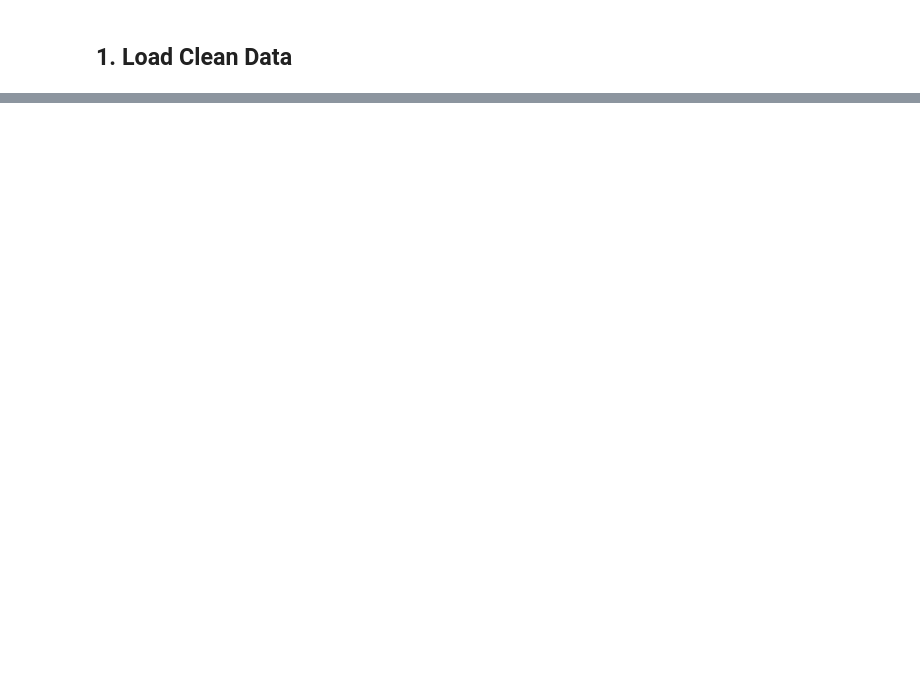
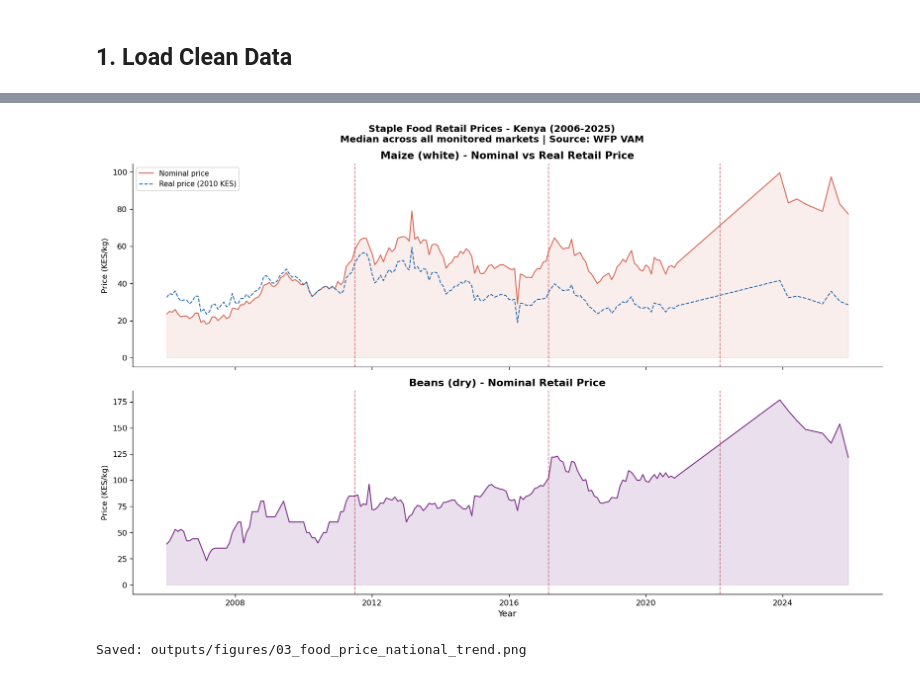
Before and after one commit to MutwiriC/compound-crisis-cascade-kenya, a Jupyter notebook: notebooks/03_eda.ipynb, the cells around one changed output, grey strips where cells are left out. Drawn from its saved outputs; the diff is of its cells as text; code cells hidden in the pictures; blank space fills up the shorter version.

```diff
--- a/notebooks/03_eda.ipynb
+++ b/notebooks/03_eda.ipynb
@@ -852,0 +319,55 @@ Saved: ..\outputs\tables\03_eda_county_summary.csv
+# %%
+# Nominal vs real maize price - national median
+price_compare = (
+    food_clean
+    .groupby('year_month')[['price_maize', 'real_price_maize']]
+    .median()
+    .reset_index()
+)
+price_compare['date'] = pd.to_datetime(price_compare['year_month'])
+
+national_beans = (
+    food_clean.groupby('year_month')['price_beans']
+    .median().reset_index()
+)
+national_beans['date'] = pd.to_datetime(national_beans['year_month'])
+
+fig, axes = plt.subplots(2, 1, figsize=(14, 9), sharex=True)
+
+# Nominal vs real maize
+axes[0].plot(price_compare['date'], price_compare['price_maize'],
+             color=COLOURS['food_price'], linewidth=1.2, label='Nominal price')
+axes[0].plot(price_compare['date'], price_compare['real_price_maize'],
+             color=COLOURS['rainfall'], linewidth=1.2, linestyle='--', label='Real price (2010 KES)')
+axes[0].fill_between(price_compare['date'], price_compare['price_maize'],
+                     alpha=0.1, color=COLOURS['food_price'])
+axes[0].set_ylabel('Price (KES/kg)', fontsize=10)
+axes[0].set_title('Maize (white) - Nominal vs Real Retail Price', fontweight='bold')
+axes[0].legend(fontsize=9)
+
+# Beans nominal
+axes[1].plot(national_beans['date'], national_beans['price_beans'],
+             color=COLOURS['poverty'], linewidth=1.2)
+axes[1].fill_between(national_beans['date'], national_beans['price_beans'],
+                     alpha=0.15, color=COLOURS['poverty'])
+axes[1].set_ylabel('Price (KES/kg)', fontsize=10)
+axes[1].set_title('Beans (dry) - Nominal Retail Price', fontweight='bold')
+axes[1].set_xlabel('Year', fontsize=11)
+
+for ym in DROUGHT_YEARS:
+    dt = pd.to_datetime(ym)
+    for ax in axes:
+        ax.axvline(dt, color=COLOURS['high_vuln'], linestyle='--', linewidth=1, alpha=0.6)
+
+plt.suptitle(
+    'Staple Food Retail Prices - Kenya (2006-2025)\n'
+    'Median across all monitored markets | Source: WFP VAM',
+    fontsize=12, fontweight='bold'
+)
+plt.tight_layout()
+plt.savefig(os.path.join(fig_dir, '03_food_price_national_trend.png'), bbox_inches='tight', dpi=150)
+plt.show()
+print("Saved: outputs/figures/03_food_price_national_trend.png")
+# %% [output]
+[figure, added]
+Saved: outputs/figures/03_food_price_national_trend.png
```
Also changed, not shown: parts of 64 cells of this notebook, 1 other file.
